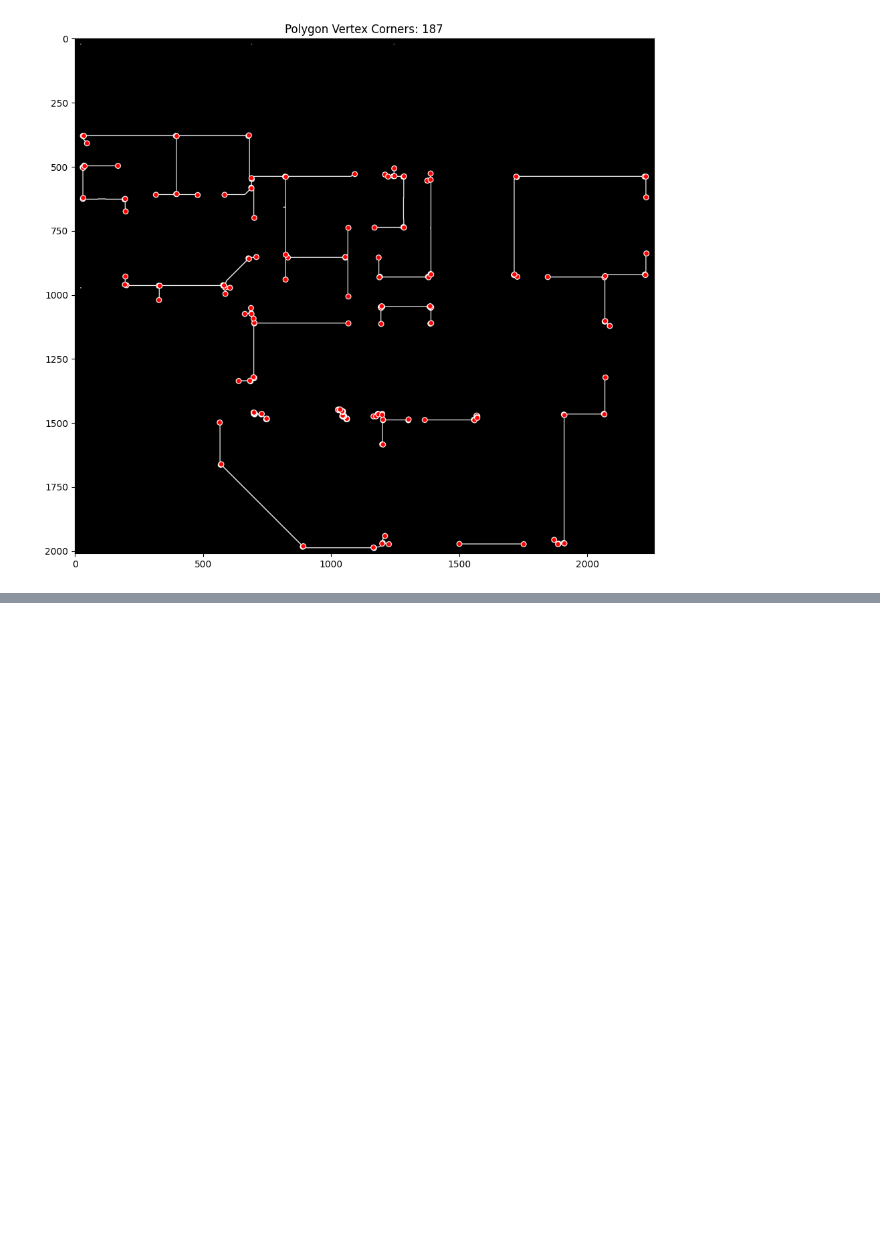
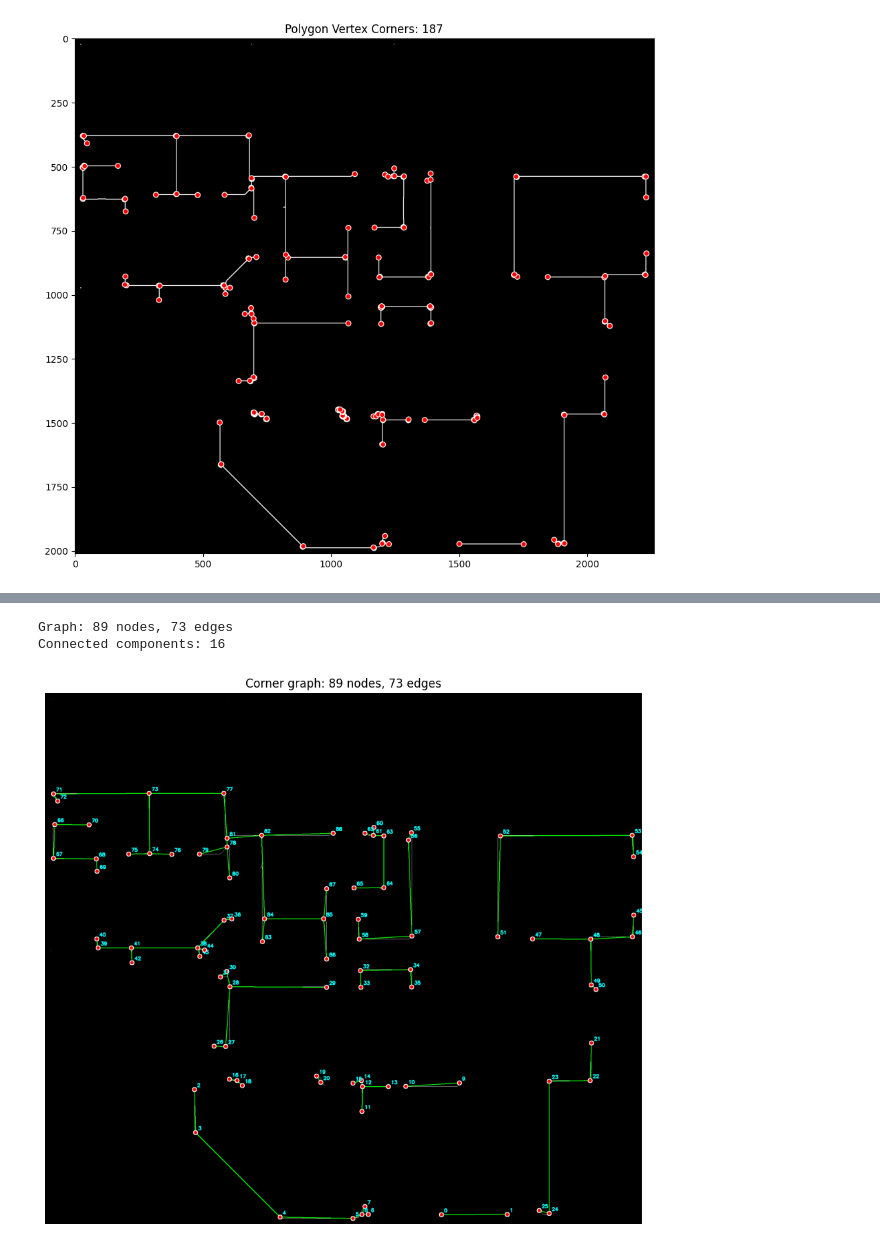
Before and after one commit to ssabrut/generational-bullshit, a Jupyter notebook: notebooks/skeleton_corner_detection.ipynb, the cells around one changed output, grey strips where cells are left out. Drawn from its saved outputs; the diff is of its cells as text; code cells hidden in the pictures; blank space fills up the shorter version.

```diff
--- a/notebooks/skeleton_corner_detection.ipynb
+++ b/notebooks/skeleton_corner_detection.ipynb
@@ -196 +314,47 @@ plt.show()
+# %%
+# Step 3: Build the networkx graph.
+# Node attribute: pixel coordinate (x, y).
+# Edge attribute: geodesic length along the skeleton (pixels).
+
+import networkx as nx
+
+G = nx.Graph()
+for cid, (x, y) in enumerate(snapped_corners):
+    G.add_node(cid, x=x, y=y)
+
+for key, length in edge_dict.items():
+    a, b = tuple(key)
+    G.add_edge(a, b, length=int(length))
+
+print(f'Graph: {G.number_of_nodes()} nodes, {G.number_of_edges()} edges')
+print(f'Connected components: {nx.number_connected_components(G)}')
+# %% [output]
+Graph: 89 nodes, 73 edges
+Connected components: 16
+# %%
+# Step 4: Visualize the graph overlaid on the skeleton.
+
+vis = cv2.cvtColor(skeleton_raw, cv2.COLOR_GRAY2BGR)
+
+# edges
+for a, b in G.edges():
+    pa = (G.nodes[a]['x'], G.nodes[a]['y'])
+    pb = (G.nodes[b]['x'], G.nodes[b]['y'])
+    cv2.line(vis, pa, pb, (0, 255, 0), 2)
+
+# nodes
+for n, attr in G.nodes(data=True):
+    p = (attr['x'], attr['y'])
+    cv2.circle(vis, p, 8, (0, 0, 255), -1)
+    cv2.circle(vis, p, 8, (255, 255, 255), 2)
+    cv2.putText(vis, str(n), (p[0] + 10, p[1] - 10),
+                cv2.FONT_HERSHEY_SIMPLEX, 0.6, (255, 255, 0), 2, cv2.LINE_AA)
+
+plt.figure(figsize=(14, 10))
+plt.imshow(cv2.cvtColor(vis, cv2.COLOR_BGR2RGB))
+plt.title(f'Corner graph: {G.number_of_nodes()} nodes, {G.number_of_edges()} edges')
+plt.axis('off')
+plt.show()
+# %% [output]
+[figure, added]
 # %%
```
Also changed, not shown: parts of 4 cells of this notebook.
